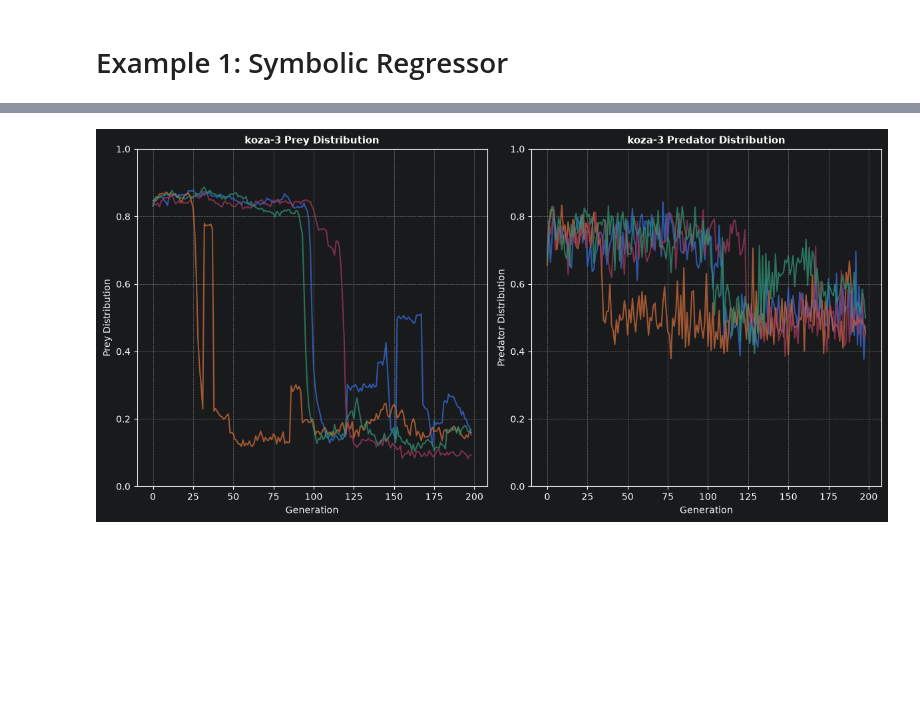
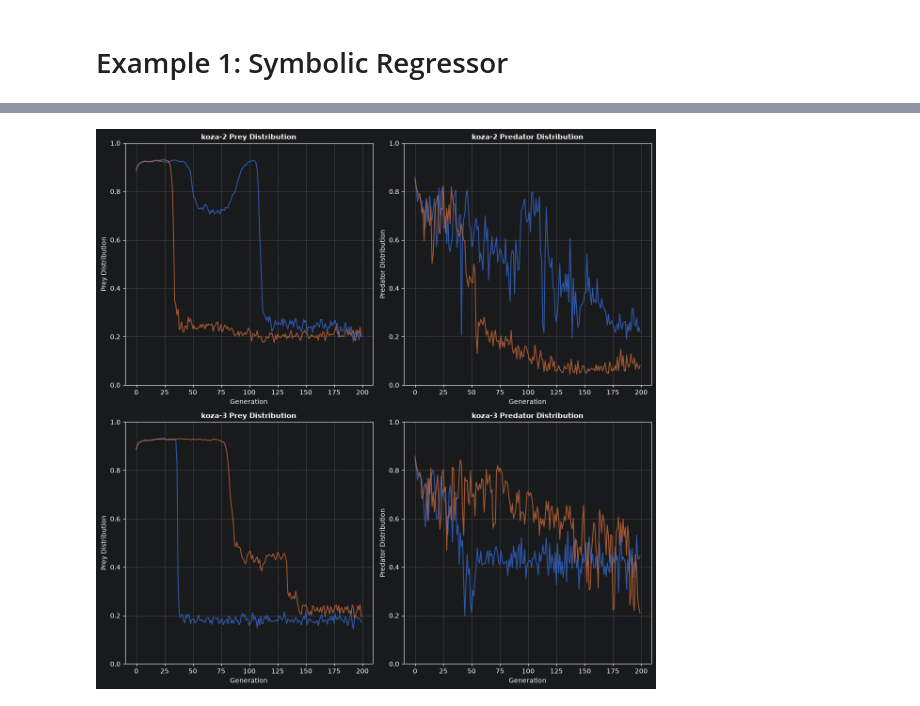
Before and after one commit to Repeating1212/gplearn, a Jupyter notebook: ppm/gp_testing_ppm.ipynb, the cells around one changed output, grey strips where cells are left out. Drawn from its saved outputs; the diff is of its cells as text; code cells hidden in the pictures; blank space fills up the shorter version.

```diff
--- a/ppm/gp_testing_ppm.ipynb
+++ b/ppm/gp_testing_ppm.ipynb
@@ -158,7 +158,7 @@ benchmarks = [
     # 'PAGIE1', 'KEIJZER6', 'VLADISLAVLEVA1',
 
     # 'NGUYEN10', 'PAGIE1', 'KEIJZER6', 'VLADISLAVLEVA1'
-    'koza-3'
+    "koza-2", 'koza-3',
 ]
 
 total_run = len(benchmarks)
@@ -171,7 +171,7 @@ def get_params(random_seed):
     return dict(
     population_size=500,
     generations=200,
-    stopping_criteria=0.01,
+    stopping_criteria=0.005,
     tournament_size= 20,
     p_crossover=0.7,
     p_subtree_mutation=0.1,
@@ -179,25 +179,32 @@ def get_params(random_seed):
     p_point_mutation=0.1,
     max_samples=1.0,
     verbose=1,
-    parsimony_coefficient=0.01,
+    parsimony_coefficient=0.005,
     random_state=random_seed,
     metric='rmse',
+    function_set = ('add', 'sub', 'mul','div', 'sqrt', 'log',
+                    'abs', 'neg', 'inv',
+                    'max', 'min',
+                    'sin', 'cos', 'tan'
+                    ),
 
     prey_n_elites=1,
         predator_n_elites=1,
 
     predator_population_size= 50,
         catch_penalty= 1.00,
-        catch_num= 2,
-        catch_size= 10,
+        catch_num= 5,
+        catch_size= 25,
 
-    prey_competitive_consts = 10,
-        predator_competitive_consts = 10,
+    prey_competitive_consts = 1,
+        predator_competitive_consts = 1,
 )
 
-seed_number = 4
+seed_number = 2
+is_skip = True
+line_alpha =0.75
 
-master_rng = np.random.default_rng(seed=42)
+master_rng = np.random.default_rng(seed=0)
 random_seeds = master_rng.integers(low=0, high=10000, size= seed_number).tolist()
 print(f"Random Seeds = {random_seeds}")
 # random_seeds = [0]
@@ -346,8 +355,8 @@ for row_idx, (b_name, records) in enumerate(benchmark_groups.items()):
 
     for record in records:
         seed = record["Seed"]
-        prey_fitness = record["Prey Fitness"]
-        predator_fitness = record["Predator Fitness"]
+        prey_fitness = record["R2 Score Per Gen"]
+        predator_fitness = record["Predator Best Fitness"]
 
         # Plot Prey R2 Score on Left Subplot
         ax_r2.plot(
@@ -355,7 +364,7 @@ for row_idx, (b_name, records) in enumerate(benchmark_groups.items()):
             prey_fitness,
             linewidth=1.5,
             label=f"Seed {seed}",
-            alpha=0.75,
+            alpha= line_alpha,
         )
 
         # Plot Predator Fitness on Right Subplot
@@ -364,7 +373,7 @@ for row_idx, (b_name, records) in enumerate(benchmark_groups.items()):
             predator_fitness,
             linewidth=1.5,
             label=f"Seed {seed}",
-            alpha=0.75,
+            alpha= line_alpha,
         )
 
     # Formatting Left (Prey R2 Score)
@@ -404,33 +413,33 @@ n_benchmarks = len(benchmark_groups)
 fig, axes = plt.subplots(n_benchmarks, 2, figsize=(12, 6 * n_benchmarks), squeeze=False)
 
 for row_idx, (b_name, records) in enumerate(benchmark_groups.items()):
     ax_prey_dist = axes[row_idx, 0]
     ax_prd_dist = axes[row_idx, 1]
 
     for record in records:
         seed = record["Seed"]
         prey_dist = record["Prey Diversity"]
         prd_dist = record["Predator Diversity"]
 
         # Plot Distribution
-        ax_prey_dist.plot(range(len(prey_dist)), prey_dist, linewidth=1.5, label=f'Seed {seed}', alpha=0.75)
-        ax_prd_dist.plot(range(len(prd_dist)), prd_dist, linewidth=1.5, label=f'Seed {seed}', alpha=0.75)
+        ax_prey_dist.plot(range(len(prey_dist)), prey_dist, linewidth=1.5, label=f'Seed {seed}', alpha= line_alpha)
+        ax_prd_dist.plot(range(len(prd_dist)), prd_dist, linewidth=1.5, label=f'Seed {seed}', alpha= line_alpha)
 
     # Formatting Left
     ax_prey_dist.set_title(f'{b_name} Prey Distribution', fontsize=11, fontweight='bold')
     ax_prey_dist.set_xlabel('Generation')
     ax_prey_dist.set_ylabel('Prey Distribution')
     ax_prey_dist.set_ylim(0, 1)
     ax_prey_dist.grid(True, linestyle='--', alpha=0.6)
 
     # Formatting Right
     ax_prd_dist.set_title(f'{b_name} Predator Distribution', fontsize=11, fontweight='bold')
     ax_prd_dist.set_xlabel('Generation')
     ax_prd_dist.set_ylabel('Predator Distribution')
     ax_prd_dist.set_ylim(0, 1)
     ax_prd_dist.grid(True, linestyle='--', alpha=0.6)
 
 plt.tight_layout()
 plt.show()
 # %% [output]
-[figure, old version]
+[figure, new version]
```
Also changed, not shown: parts of 4 cells of this notebook, 1 other file.
